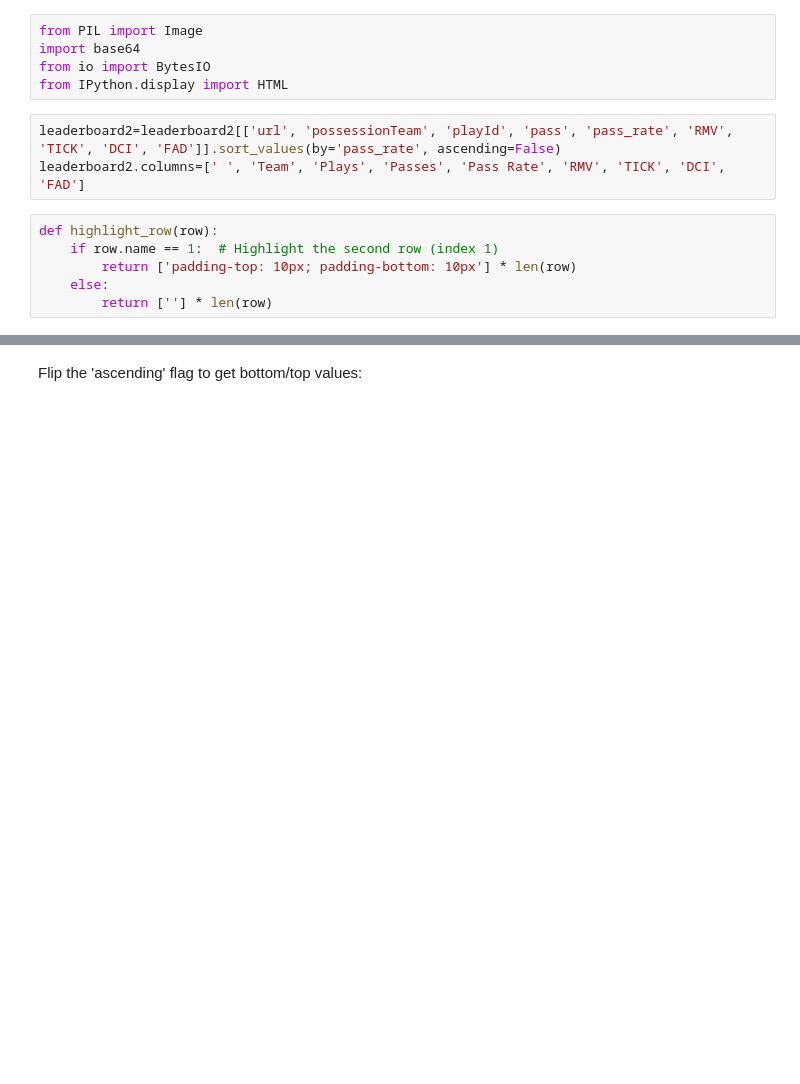
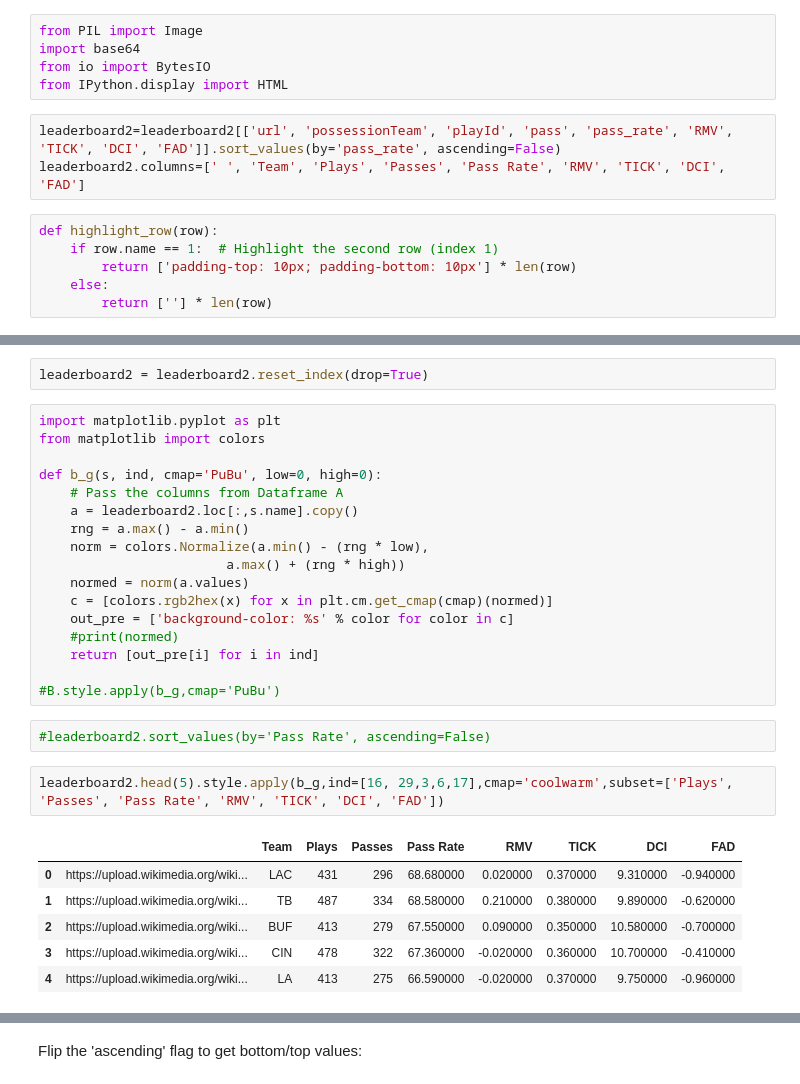
Before and after one commit to meagvo/NFL_BDB2025, a Jupyter notebook: pred-nov8-working.ipynb, the cells around one changed output, grey strips where cells are left out. Cells and saved outputs as stored; diff of their text form; blank space fills up the shorter version.

```diff
--- a/pred-nov8-working.ipynb
+++ b/pred-nov8-working.ipynb
@@ -723,0 +743,30 @@ def highlight_row(row):
+# %%
+leaderboard2 = leaderboard2.reset_index(drop=True)
+# %%
+import matplotlib.pyplot as plt
+from matplotlib import colors
+
+def b_g(s, ind, cmap='PuBu', low=0, high=0):
+    # Pass the columns from Dataframe A
+    a = leaderboard2.loc[:,s.name].copy()
+    rng = a.max() - a.min()
+    norm = colors.Normalize(a.min() - (rng * low),
+                        a.max() + (rng * high))
+    normed = norm(a.values)
+    c = [colors.rgb2hex(x) for x in plt.cm.get_cmap(cmap)(normed)]
+    out_pre = ['background-color: %s' % color for color in c]
+    #print(normed)
+    return [out_pre[i] for i in ind]
+
+#B.style.apply(b_g,cmap='PuBu')
+# %%
+#leaderboard2.sort_values(by='Pass Rate', ascending=False)
+# %%
+leaderboard2.head(5).style.apply(b_g,ind=[16, 29,3,6,17],cmap='coolwarm',subset=['Plays', 'Passes', 'Pass Rate', 'RMV', 'TICK', 'DCI', 'FAD'])
+# %% [output]
+|  |  | Team | Plays | Passes | Pass Rate | RMV | TICK | DCI | FAD |
+| 0 | https://upload.wikimedia.org/wiki... | LAC | 431 | 296 | 68.680000 | 0.020000 | 0.370000 | 9.310000 | -0.940000 |
+| 1 | https://upload.wikimedia.org/wiki... | TB | 487 | 334 | 68.580000 | 0.210000 | 0.380000 | 9.890000 | -0.620000 |
+| 2 | https://upload.wikimedia.org/wiki... | BUF | 413 | 279 | 67.550000 | 0.090000 | 0.350000 | 10.580000 | -0.700000 |
+| 3 | https://upload.wikimedia.org/wiki... | CIN | 478 | 322 | 67.360000 | -0.020000 | 0.360000 | 10.700000 | -0.410000 |
+| 4 | https://upload.wikimedia.org/wiki... | LA | 413 | 275 | 66.590000 | -0.020000 | 0.370000 | 9.750000 | -0.960000 |
```
Also changed, not shown: parts of 12 cells of this notebook.
